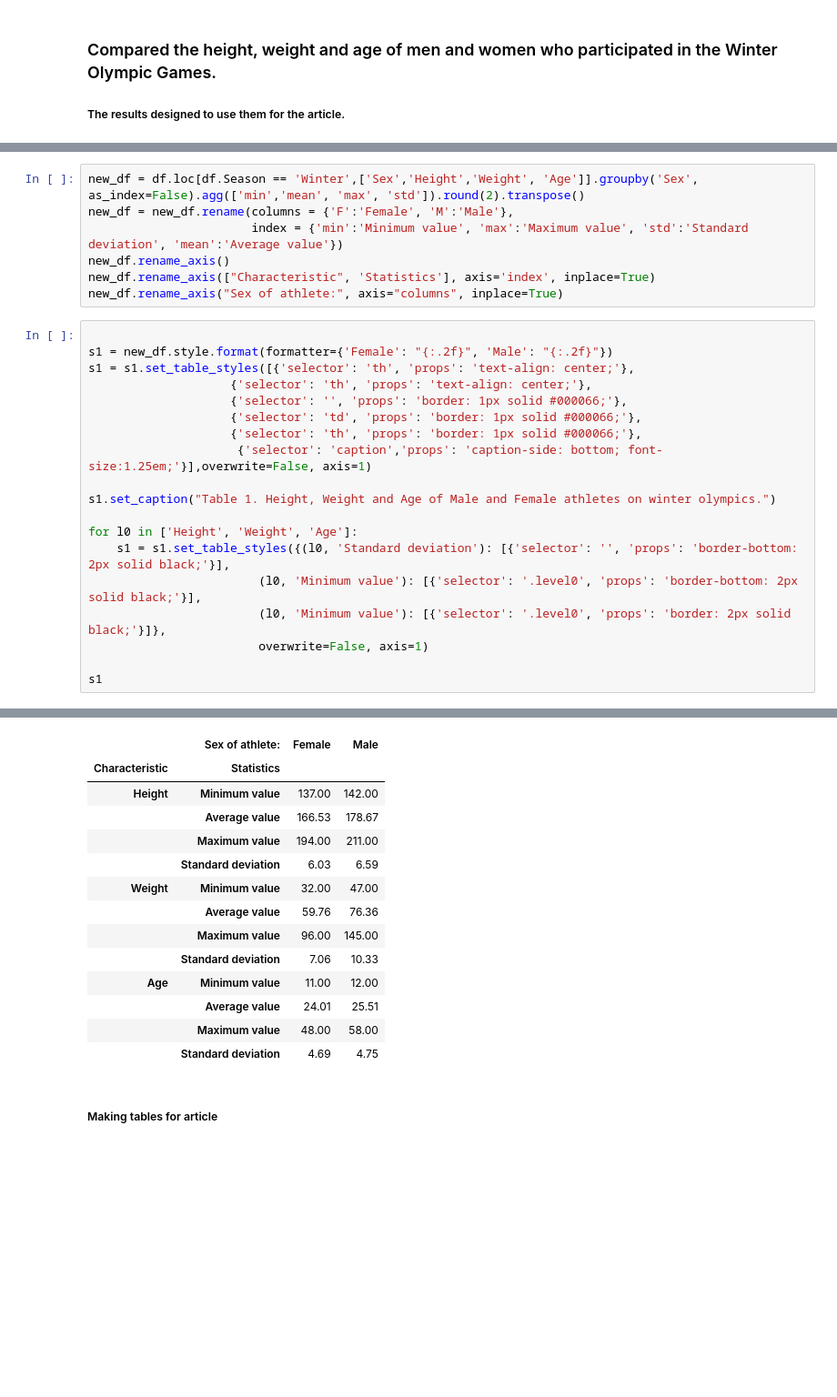
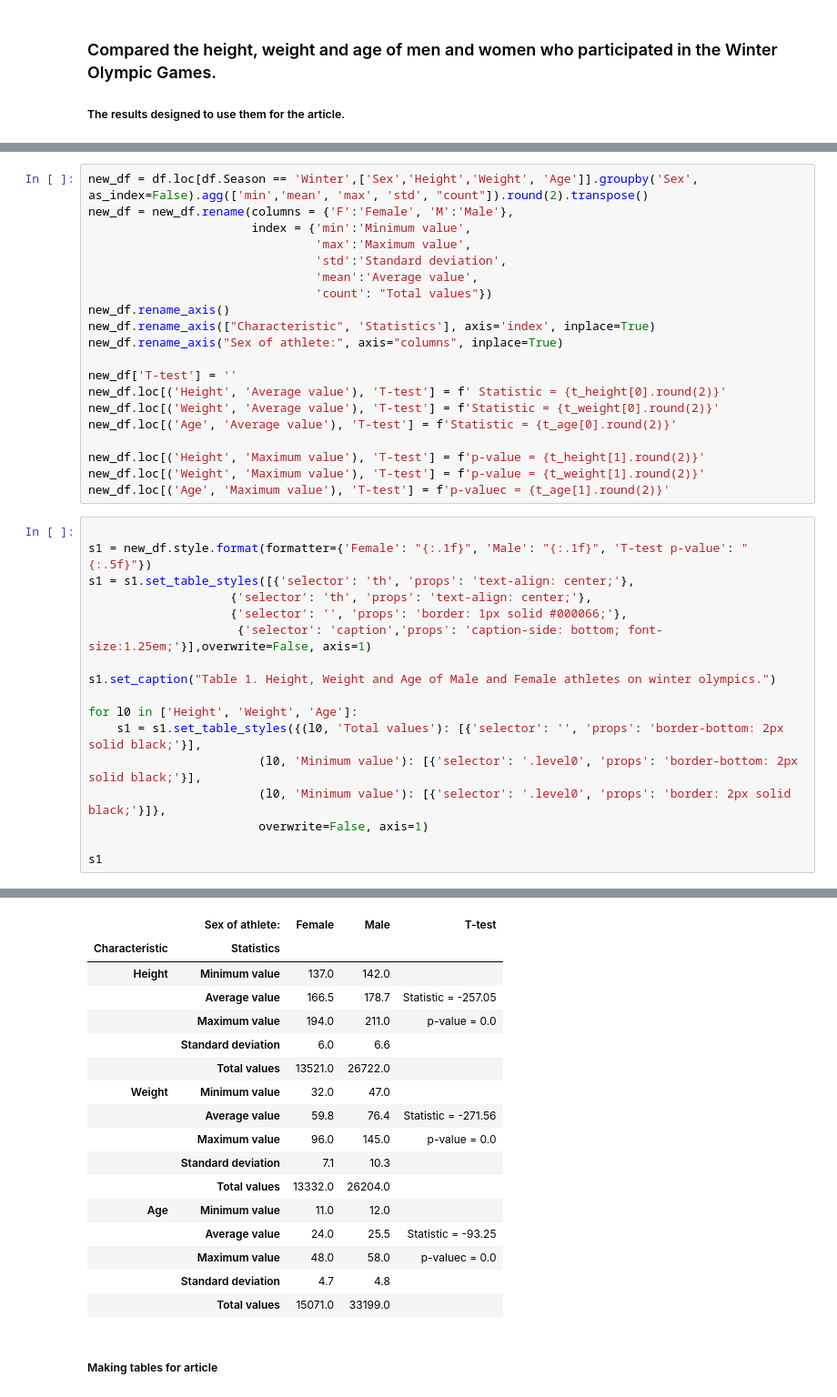
Before and after one commit to vladissta/BI_Statistics_2022, a Jupyter notebook: Project/Reports/report.ipynb, the cells around one changed output, grey strips where cells are left out. Shown: that part at 91% size. Drawn from its saved outputs; the diff is of its cells as text; blank space fills up the shorter version.

```diff
--- a/Project/Reports/project.ipynb
+++ b/Project/Reports/report.ipynb
@@ -391,45 +383,59 @@ Name: Height, Length: 210908, dtype: float64
 # %%
-new_df = df.loc[df.Season == 'Winter',['Sex','Height','Weight', 'Age']].groupby('Sex', as_index=False).agg(['min','mean', 'max', 'std']).round(2).transpose()
+new_df = df.loc[df.Season == 'Winter',['Sex','Height','Weight', 'Age']].groupby('Sex', as_index=False).agg(['min','mean', 'max', 'std', "count"]).round(2).transpose()
 new_df = new_df.rename(columns = {'F':'Female', 'M':'Male'},
-                       index = {'min':'Minimum value', 'max':'Maximum value', 'std':'Standard deviation', 'mean':'Average value'})
+                       index = {'min':'Minimum value',
+                                'max':'Maximum value',
+                                'std':'Standard deviation',
+                                'mean':'Average value',
+                                'count': "Total values"})
 new_df.rename_axis()
 new_df.rename_axis(["Characteristic", 'Statistics'], axis='index', inplace=True)
 new_df.rename_axis("Sex of athlete:", axis="columns", inplace=True)
+
+new_df['T-test'] = ''
+new_df.loc[('Height', 'Average value'), 'T-test'] = f' Statistic = {t_height[0].round(2)}'
+new_df.loc[('Weight', 'Average value'), 'T-test'] = f'Statistic = {t_weight[0].round(2)}'
+new_df.loc[('Age', 'Average value'), 'T-test'] = f'Statistic = {t_age[0].round(2)}'
+
+new_df.loc[('Height', 'Maximum value'), 'T-test'] = f'p-value = {t_height[1].round(2)}'
+new_df.loc[('Weight', 'Maximum value'), 'T-test'] = f'p-value = {t_weight[1].round(2)}'
+new_df.loc[('Age', 'Maximum value'), 'T-test'] = f'p-valuec = {t_age[1].round(2)}'
 # %%
 
-s1 = new_df.style.format(formatter={'Female': "{:.2f}", 'Male': "{:.2f}"})
+s1 = new_df.style.format(formatter={'Female': "{:.1f}", 'Male': "{:.1f}", 'T-test p-value': "{:.5f}"})
 s1 = s1.set_table_styles([{'selector': 'th', 'props': 'text-align: center;'},
                     {'selector': 'th', 'props': 'text-align: center;'},
                     {'selector': '', 'props': 'border: 1px solid #000066;'},
-                    {'selector': 'td', 'props': 'border: 1px solid #000066;'},
-                    {'selector': 'th', 'props': 'border: 1px solid #000066;'},
                      {'selector': 'caption','props': 'caption-side: bottom; font-size:1.25em;'}],overwrite=False, axis=1)
 
 s1.set_caption("Table 1. Height, Weight and Age of Male and Female athletes on winter olympics.")
 
 for l0 in ['Height', 'Weight', 'Age']:
-    s1 = s1.set_table_styles({(l0, 'Standard deviation'): [{'selector': '', 'props': 'border-bottom: 2px solid black;'}],
+    s1 = s1.set_table_styles({(l0, 'Total values'): [{'selector': '', 'props': 'border-bottom: 2px solid black;'}],
                         (l0, 'Minimum value'): [{'selector': '.level0', 'props': 'border-bottom: 2px solid black;'}],
                         (l0, 'Minimum value'): [{'selector': '.level0', 'props': 'border: 2px solid black;'}]},
                         overwrite=False, axis=1)
 
 s1
 # %% [output]
 Table 1. Height, Weight and Age of Male and Female athletes on winter olympics.
-|  | Sex of athlete: | Female | Male |
-| Characteristic | Statistics |  |  |
-| Height | Minimum value | 137.00 | 142.00 |
-|  | Average value | 166.53 | 178.67 |
-|  | Maximum value | 194.00 | 211.00 |
-|  | Standard deviation | 6.03 | 6.59 |
-| Weight | Minimum value | 32.00 | 47.00 |
-|  | Average value | 59.76 | 76.36 |
-|  | Maximum value | 96.00 | 145.00 |
-|  | Standard deviation | 7.06 | 10.33 |
-| Age | Minimum value | 11.00 | 12.00 |
-|  | Average value | 24.01 | 25.51 |
-|  | Maximum value | 48.00 | 58.00 |
-|  | Standard deviation | 4.69 | 4.75 |
+|  | Sex of athlete: | Female | Male | T-test |
+| Characteristic | Statistics |  |  |  |
+| Height | Minimum value | 137.0 | 142.0 |  |
+|  | Average value | 166.5 | 178.7 | Statistic = -257.05 |
+|  | Maximum value | 194.0 | 211.0 | p-value = 0.0 |
+|  | Standard deviation | 6.0 | 6.6 |  |
+|  | Total values | 13521.0 | 26722.0 |  |
+| Weight | Minimum value | 32.0 | 47.0 |  |
+|  | Average value | 59.8 | 76.4 | Statistic = -271.56 |
+|  | Maximum value | 96.0 | 145.0 | p-value = 0.0 |
+|  | Standard deviation | 7.1 | 10.3 |  |
+|  | Total values | 13332.0 | 26204.0 |  |
+| Age | Minimum value | 11.0 | 12.0 |  |
+|  | Average value | 24.0 | 25.5 | Statistic = -93.25 |
+|  | Maximum value | 48.0 | 58.0 | p-valuec = 0.0 |
+|  | Standard deviation | 4.7 | 4.8 |  |
+|  | Total values | 15071.0 | 33199.0 |  |
 # %% [markdown]
 ##### Making tables for article
 # %%
```
Also changed, not shown: parts of 47 cells of this notebook, 6 other files.
